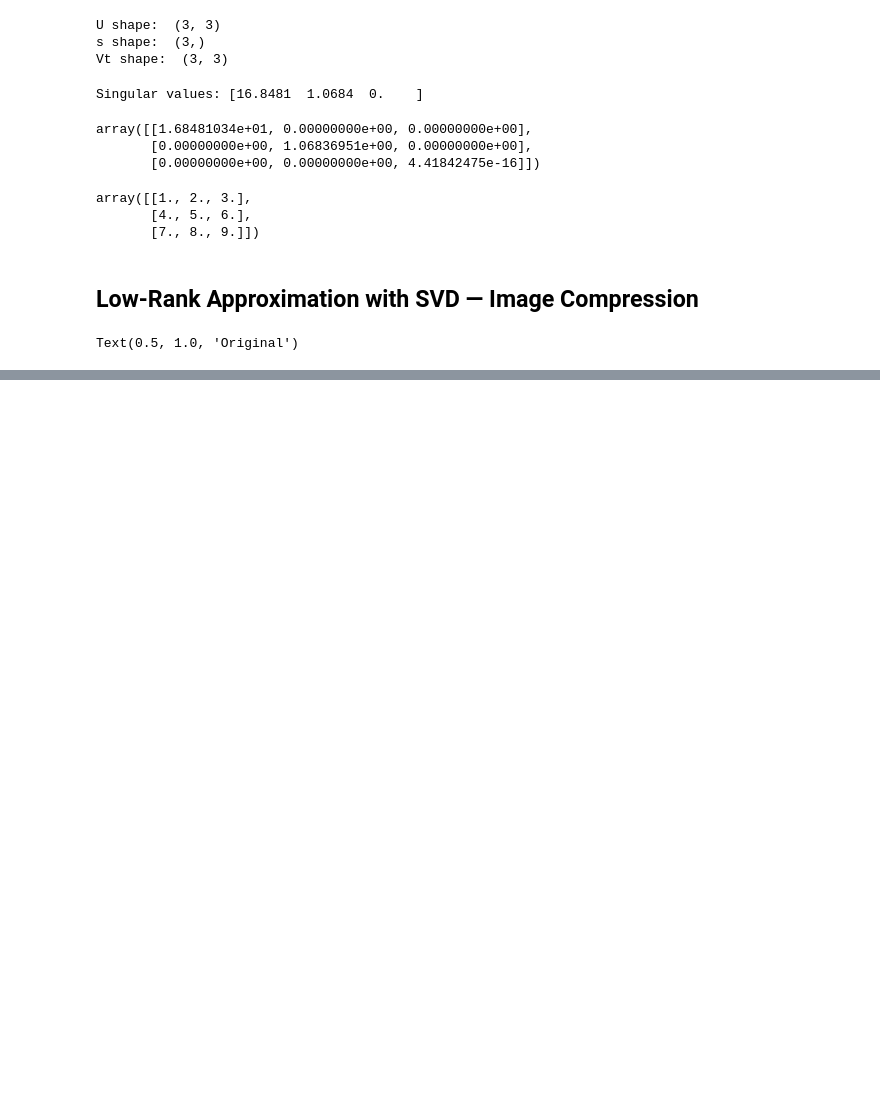
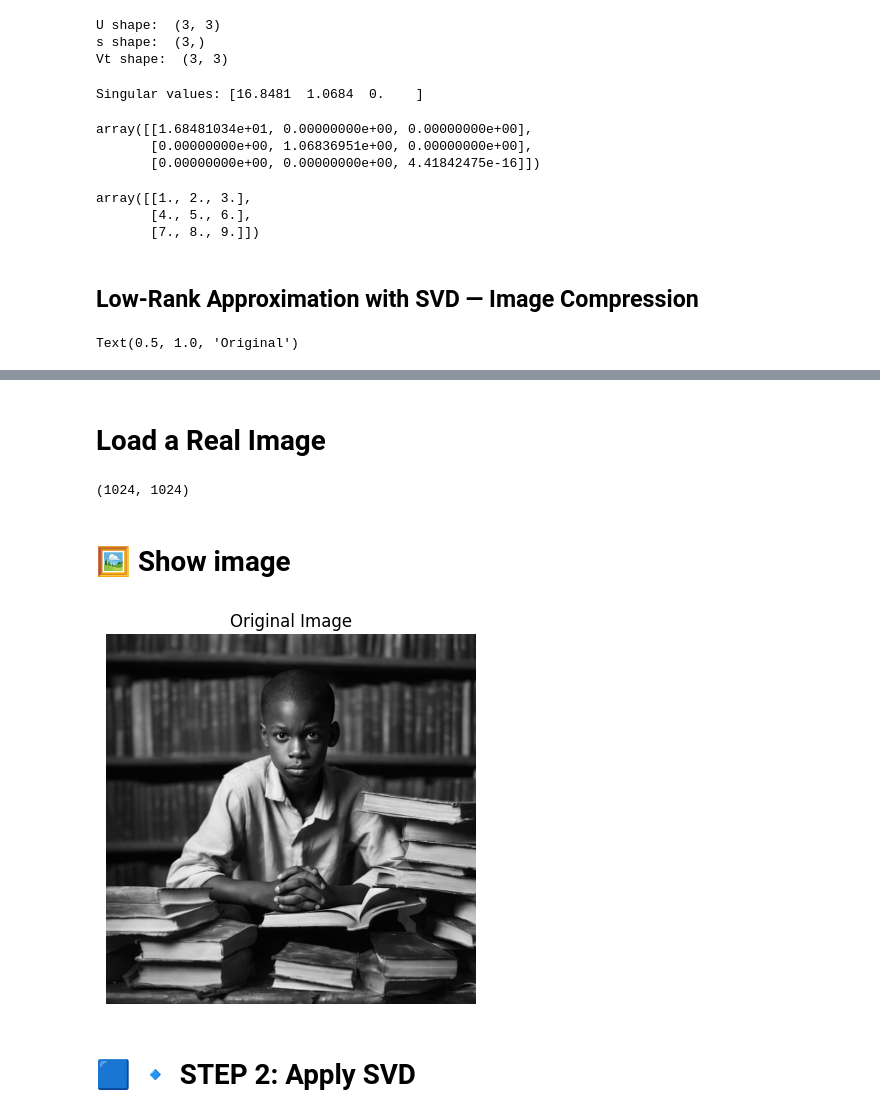
Before and after one commit to iws3/MarkGPT, a Jupyter notebook: modules/module-02/lessons/L07.2_numpy-arrays/numpy_basics_linear_algebra.ipynb, the cells around one changed output, grey strips where cells are left out. Cells and saved outputs as stored; diff of their text form; code cells hidden in the pictures; blank space fills up the shorter version.

```diff
--- a/modules/module-02/lessons/L07.2_numpy-arrays/numpy_basics_linear_algebra.ipynb
+++ b/modules/module-02/lessons/L07.2_numpy-arrays/numpy_basics_linear_algebra.ipynb
@@ -1441,0 +1442,15 @@ _IncompleteInputError: incomplete input (3952406435.py, line 2)
+# %% [markdown]
+# Load a Real Image
+# %%
+from PIL import Image
+import numpy as np
+import matplotlib.pyplot as plt
+
+# load the image
+
+img=Image.open("gitas.png").convert('L') #convert to grayscale
+# convert to numpy array
+A=np.array(img)
+print(A.shape)
+# %% [output]
+(1024, 1024)
@@ -1441,0 +1464,11 @@ _IncompleteInputError: incomplete input (3952406435.py, line 2)
+# %% [markdown]
+# 🖼️ Show image
+# %%
+plt.imshow(A, cmap='gray')
+plt.title("Original Image")
+plt.axis('off')
+plt.show()
+# %% [output]
+[figure, added]
+# %% [markdown]
+# 🟦 🔹 STEP 2: Apply SVD
```
Also changed, not shown: parts of 6 cells of this notebook, 1 other file.
